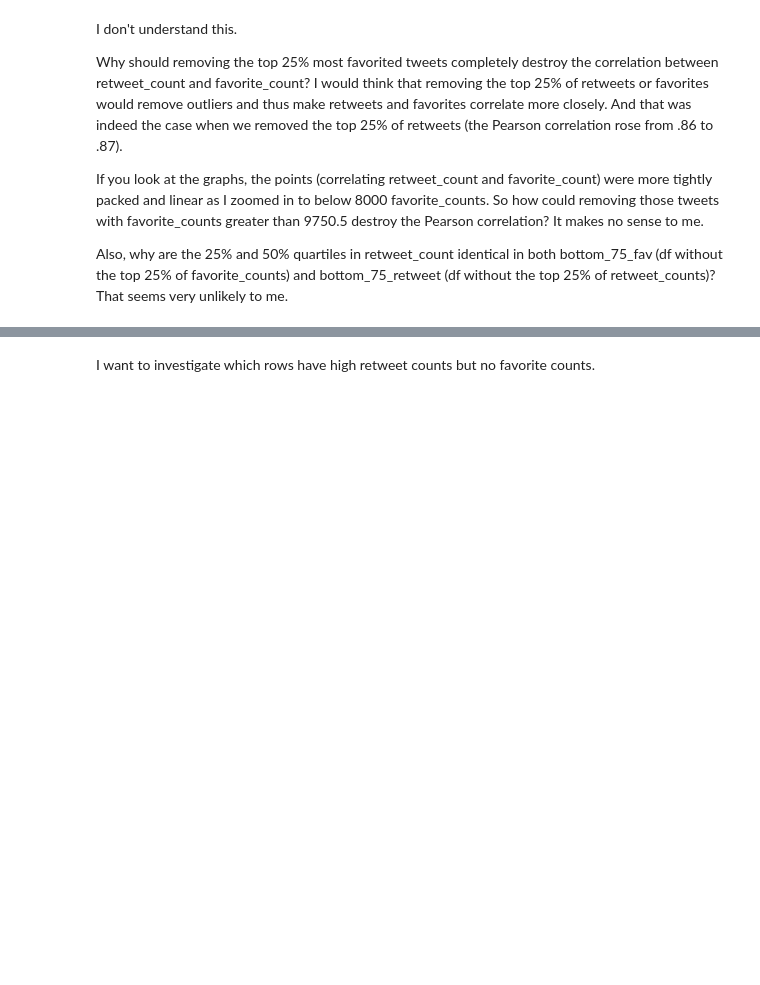
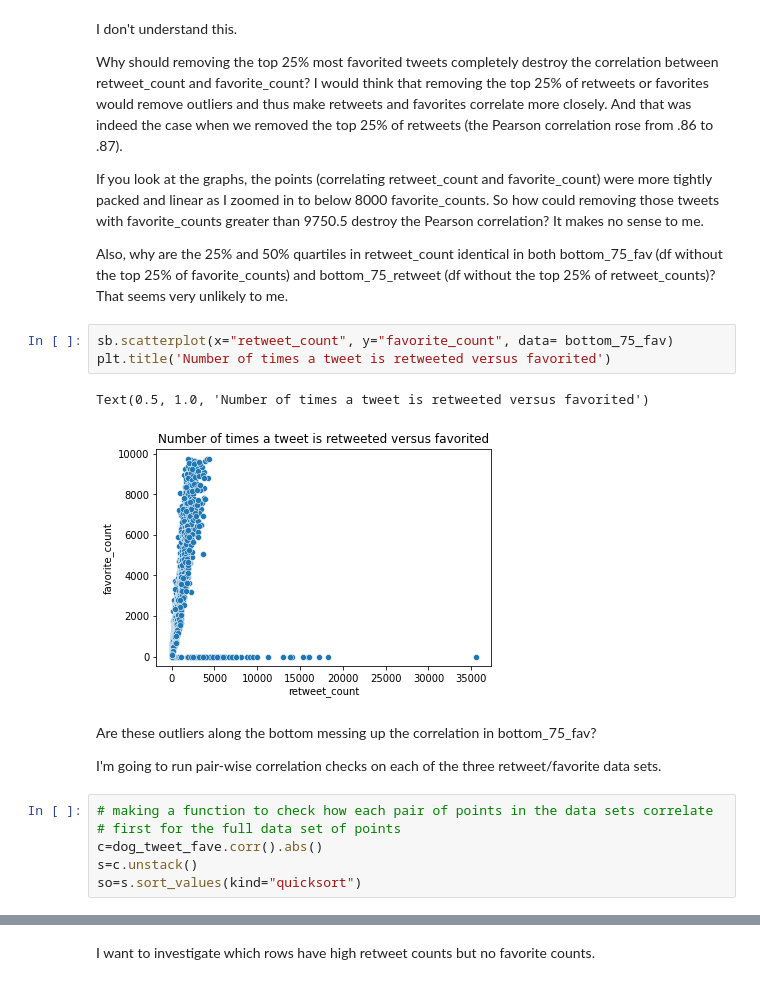
Before and after one commit to werdnamac/we_rate_dogs_analysis, a Jupyter notebook: wrangle_act.ipynb, the cells around one changed output, grey strips where cells are left out. Cells and saved outputs as stored; diff of their text form; blank space fills up the shorter version.

```diff
--- a/wrangle_act.ipynb
+++ b/wrangle_act.ipynb
@@ -1989,3 +2003,19 @@ Why should removing the top 25% most favorited tweets completely destroy the cor
 If you look at the graphs, the points (correlating retweet_count and favorite_count) were more tightly packed and linear as I zoomed in to below 8000 favorite_counts. So how could removing those tweets with favorite_counts greater than 9750.5 destroy the Pearson correlation? It makes no sense to me.
 
 Also, why are the 25% and 50% quartiles in retweet_count identical in both bottom_75_fav (df without the top 25% of favorite_counts) and bottom_75_retweet (df without the top 25% of retweet_counts)? That seems very unlikely to me.
+# %%
+sb.scatterplot(x="retweet_count", y="favorite_count", data= bottom_75_fav)
+plt.title('Number of times a tweet is retweeted versus favorited')
+# %% [output]
+Text(0.5, 1.0, 'Number of times a tweet is retweeted versus favorited')
+[figure, added]
+# %% [markdown]
+Are these outliers along the bottom messing up the correlation in bottom_75_fav?
+
+I'm going to run pair-wise correlation checks on each of the three retweet/favorite data sets.
+# %%
+# making a function to check how each pair of points in the data sets correlate
+# first for the full data set of points
+c=dog_tweet_fave.corr().abs()
+s=c.unstack()
+so=s.sort_values(kind="quicksort")
```
Also changed, not shown: parts of 28 cells of this notebook, 2 other files.
